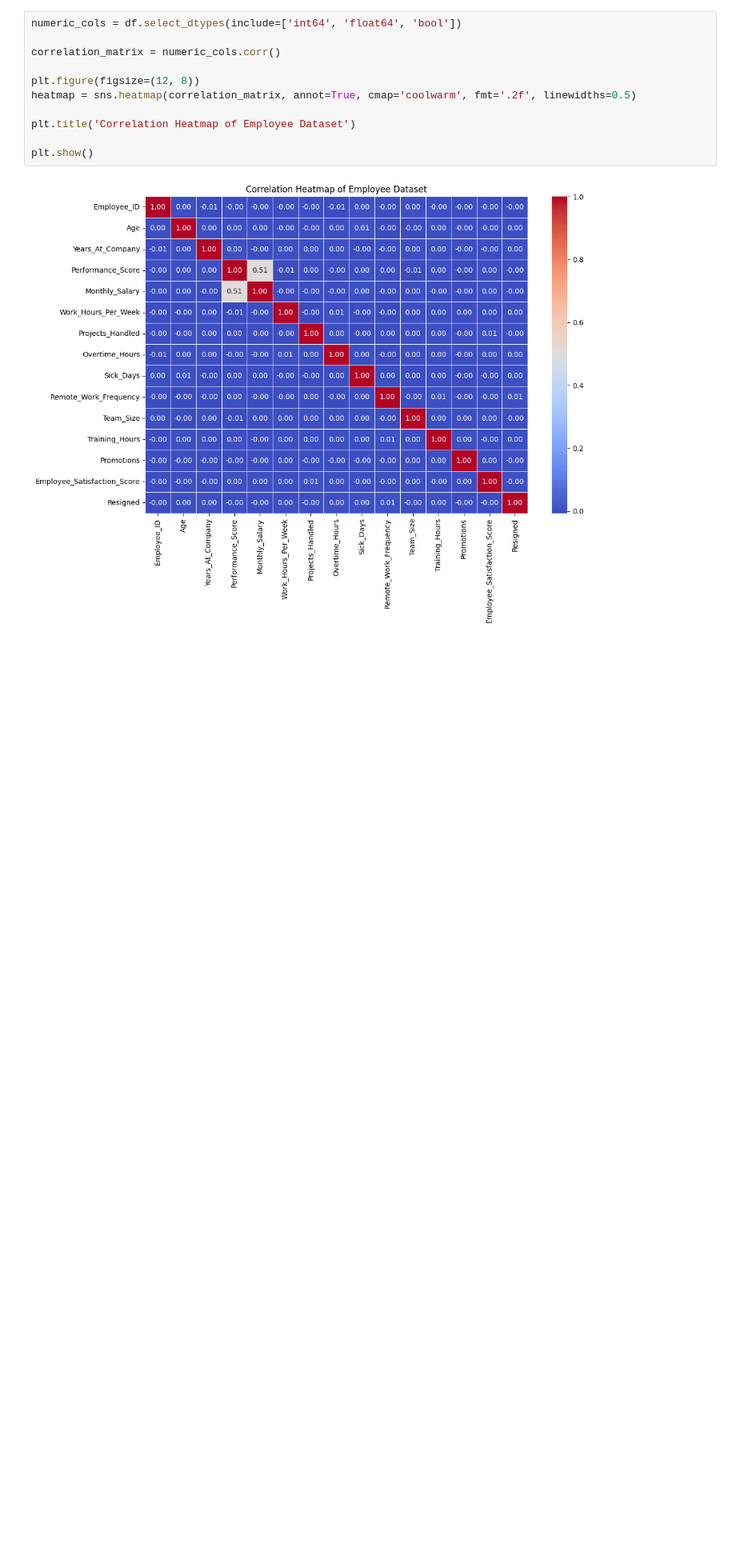
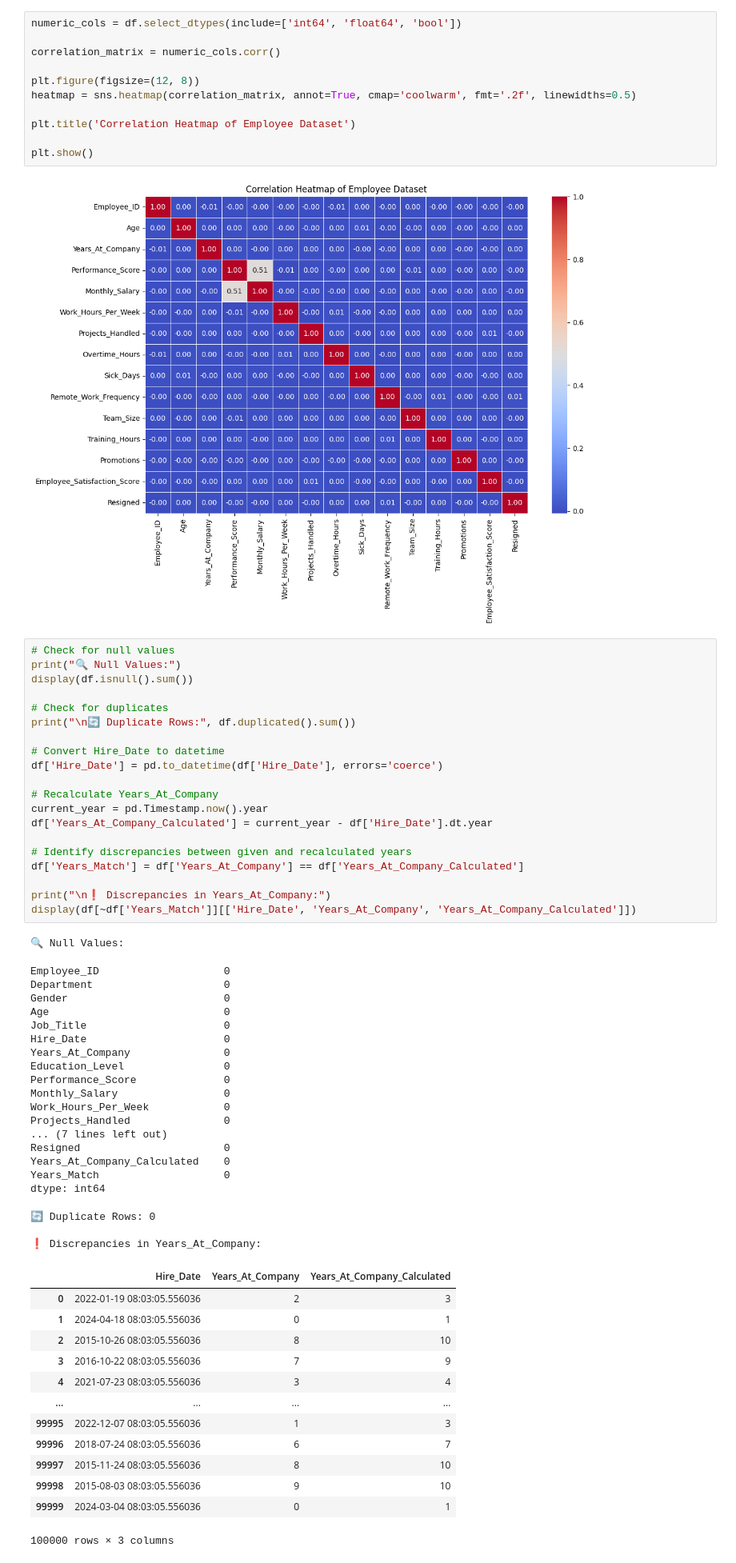
Before and after one commit to AyanNayyer/Industry4.0_project, a Jupyter notebook: I4_analysis.ipynb, the cells around one changed output. Shown at 80% size. Saved outputs shown, nothing was run; the diff lists cells and outputs as text; blank space fills up the shorter version.

```diff
--- a/I4_analysis.ipynb
+++ b/I4_analysis.ipynb
@@ -59,3 +59,58 @@ plt.title('Correlation Heatmap of Employee Dataset')
 plt.show()
 # %% [output]
 [figure]
+# %%
+# Check for null values
+print("🔍 Null Values:")
+display(df.isnull().sum())
+
+# Check for duplicates
+print("\n🔄 Duplicate Rows:", df.duplicated().sum())
+
+# Convert Hire_Date to datetime
+df['Hire_Date'] = pd.to_datetime(df['Hire_Date'], errors='coerce')
+
+# Recalculate Years_At_Company
+current_year = pd.Timestamp.now().year
+df['Years_At_Company_Calculated'] = current_year - df['Hire_Date'].dt.year
+
+# Identify discrepancies between given and recalculated years
+df['Years_Match'] = df['Years_At_Company'] == df['Years_At_Company_Calculated']
+
+print("\n❗ Discrepancies in Years_At_Company:")
+display(df[~df['Years_Match']][['Hire_Date', 'Years_At_Company', 'Years_At_Company_Calculated']])
+# %% [output]
+🔍 Null Values:
+Employee_ID                    0
+Department                     0
+Gender                         0
+Age                            0
+Job_Title                      0
+Hire_Date                      0
+Years_At_Company               0
+Education_Level                0
+Performance_Score              0
+Monthly_Salary                 0
+Work_Hours_Per_Week            0
+Projects_Handled               0
+... (7 lines left out)
+Resigned                       0
+Years_At_Company_Calculated    0
+Years_Match                    0
+dtype: int64
+🔄 Duplicate Rows: 0
+
+❗ Discrepancies in Years_At_Company:
+|  | Hire_Date | Years_At_Company | Years_At_Company_Calculated |
+| 0 | 2022-01-19 08:03:05.556036 | 2 | 3 |
+| 1 | 2024-04-18 08:03:05.556036 | 0 | 1 |
+| 2 | 2015-10-26 08:03:05.556036 | 8 | 10 |
+| 3 | 2016-10-22 08:03:05.556036 | 7 | 9 |
+| 4 | 2021-07-23 08:03:05.556036 | 3 | 4 |
+| ... | ... | ... | ... |
+| 99995 | 2022-12-07 08:03:05.556036 | 1 | 3 |
+| 99996 | 2018-07-24 08:03:05.556036 | 6 | 7 |
+| 99997 | 2015-11-24 08:03:05.556036 | 8 | 10 |
+| 99998 | 2015-08-03 08:03:05.556036 | 9 | 10 |
+| 99999 | 2024-03-04 08:03:05.556036 | 0 | 1 |
+100000 rows × 3 columns
```
Also changed, not shown: parts of 6 cells of this notebook, 1 other file.
